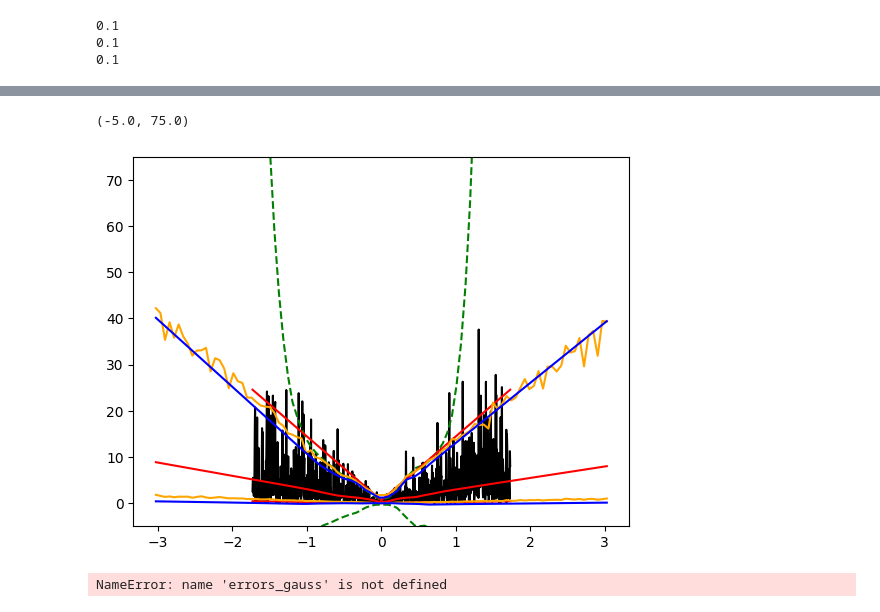
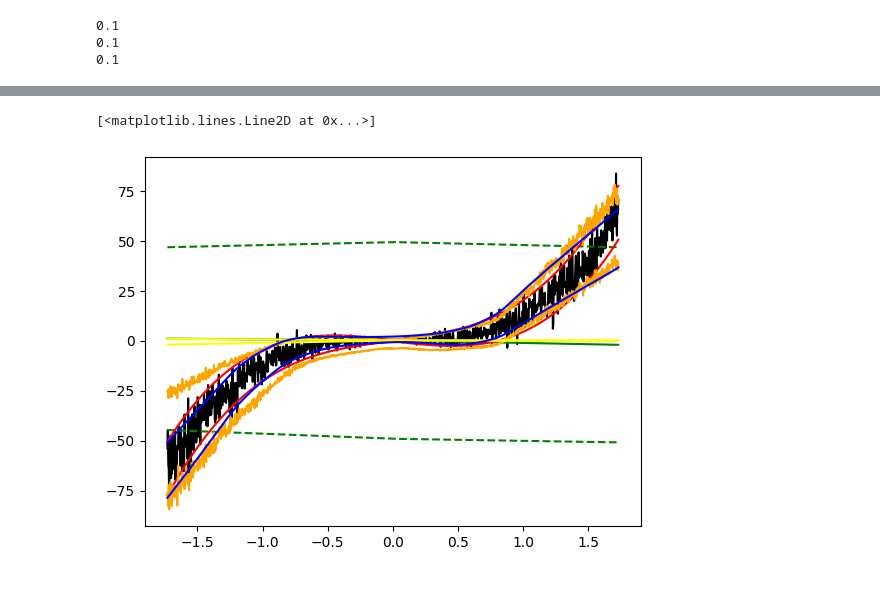
Before and after one commit to fbohu/evidential-quantile-regression, a Jupyter notebook: testing.ipynb, the cells around one changed output, grey strips where cells are left out. Cells and saved outputs as stored; diff of their text form; code cells hidden in the pictures.

```diff
--- a/testing.ipynb
+++ b/testing.ipynb
@@ -84,6 +85,6 @@ def get_synth_data(name = 'Gaussian', x_min=-4, x_max=4, n=1000, quantiles = [0.
 # %%
-x_train, y_train, y_train_q95 = get_synth_data('Expo', x_min=-4,x_max= 4, n=1000, train=True, quantiles=[0.05, 0.95])
-x_test, y_test, y_test_q95 = get_synth_data('Expo', -4, 4, n=1000, train=True, quantiles=[0.05, 0.95])
+x_train, y_train, y_train_q95 = get_synth_data('Gaussian', x_min=-4,x_max= 4, n=1000, train=True, quantiles=[0.05, 0.95])
+x_test, y_test, y_test_q95 = get_synth_data('Gaussian', -4, 4, n=1000, train=True, quantiles=[0.05, 0.95])
 
 x_plot, y_plot,  _ = get_synth_data('Gaussian', -7, 7, n=100, train=True)
 
@@ -146,8 +147,8 @@ print(Ense.drop_prob)
 0.1
 0.1
 # %%
-eve_g.train(x_train, y_train, batch_size=128, epochs=5000)
-Drop.train(x_train, y_train, batch_size=128, epochs=5000)
-#Ense.train(x_train, y_train, batch_size=int(hpara['batch_size']), epochs=1000)
-Evi.train(x_train, y_train, batch_size=128, epochs=5000)
+#eve_g.train(x_train, y_train, batch_size=128, epochs=1000)
+Drop.train(x_train, y_train, batch_size=128, epochs=1000)
+#Ense.train(x_train, y_train, batch_size=128, epochs=1000)
+Evi.train(x_train, y_train, batch_size=128, epochs=1000)
 # %% [output]
@@ -204,31 +189,33 @@ plt.plot(eve_g.history.history['loss'], c='blue', label='Dropout')
 # %%
-evi_preds = Evi.predict(x_plot)
-drop_preds = Drop.predict(x_plot)
+evi_preds = Evi.predict(x_test)
+drop_preds = Drop.predict(x_test)
 ense_preds = Ense.predict(x_test)
 # %%
 import tensorflow as tf
 import tensorflow_probability as tfp
 tfd = tfp.distributions
-output = eve_g.model(x_plot)
+output = eve_g.model(x_test)
 mu, v, alpha, beta = tf.split(output, 4, axis=-1)
 # %%
 dist = tfd.Normal(loc=(mu*y_train_scale) + y_train_mu, scale=y_train_scale*np.sqrt(beta/(v*(alpha-1))))
 # %%
 plt.plot(x_test, y_test* y_train_scale + y_train_mu, c='black')
 #plt.plot(x_test, mu)
 #plt.plot(x_test, mu + 2*np.sqrt(beta/(v*(alpha-1))))
 #plt.plot(x_test, mu - 2*np.sqrt(beta/(v*(alpha-1))))
-plt.plot(x_plot, dist.mean(), c='red')
-plt.plot(x_plot, dist.quantile([0.95]), '--', c='green')
-plt.plot(x_plot, dist.quantile([0.05]), '--', c='green')
+plt.plot(x_test, dist.mean(), c='green')
+plt.plot(x_test, dist.quantile([0.95]), '--', c='green')
+plt.plot(x_test, dist.quantile([0.05]), '--', c='green')
 plt.plot(x_test, y_test_q95[:,0], c='red')
 plt.plot(x_test, y_test_q95[:,1], c='red')
-plt.plot(x_plot, tf.expand_dims(drop_preds[:,1],1)* y_train_scale + y_train_mu, c='orange')
-plt.plot(x_plot, tf.expand_dims(drop_preds[:,0],1)* y_train_scale + y_train_mu, c='orange')
-plt.plot(x_plot, tf.expand_dims(evi_preds[:,1],1)* y_train_scale + y_train_mu, c='blue')
-plt.plot(x_plot, tf.expand_dims(evi_preds[:,0],1)* y_train_scale + y_train_mu, c='blue')
-plt.ylim(-5, 75)
+plt.plot(x_test, tf.expand_dims(drop_preds[:,1],1)* y_train_scale + y_train_mu, c='orange')
+plt.plot(x_test, tf.expand_dims(drop_preds[:,0],1)* y_train_scale + y_train_mu, c='orange')
+plt.plot(x_test, tf.expand_dims(ense_preds[:,1],1)* y_train_scale + y_train_mu, c='yellow')
+plt.plot(x_test, tf.expand_dims(ense_preds[:,0],1)* y_train_scale + y_train_mu, c='yellow')
+plt.plot(x_test, tf.expand_dims(evi_preds[:,1],1)* y_train_scale + y_train_mu, c='blue')
+plt.plot(x_test, tf.expand_dims(evi_preds[:,0],1)* y_train_scale + y_train_mu, c='blue')
+#plt.ylim(-5, 75)
 # %% [output]
-(-5.0, 75.0)
+[<matplotlib.lines.Line2D at 0x...>]
-[figure, old version]
+[figure, new version]
 # %%
@@ -237,9 +224,2 @@ plt.ylim(-5, 75)
 #errors_gauss = (y_test_q95-(dist.quantile([0.05, 0.95])))
-# %%
-plt.plot(x_test, errors_gauss[:,1], label='Gauss')
-plt.plot(x_test, errors_drop[:,1], label='Dropout')
-plt.plot(x_test, errors_evi[:,1], label='Evidental')
-plt.legend()
-# %% [output]
-NameError: name 'errors_gauss' is not defined
 # %%
```
Also changed, not shown: parts of 40 cells of this notebook, 4 other files.
